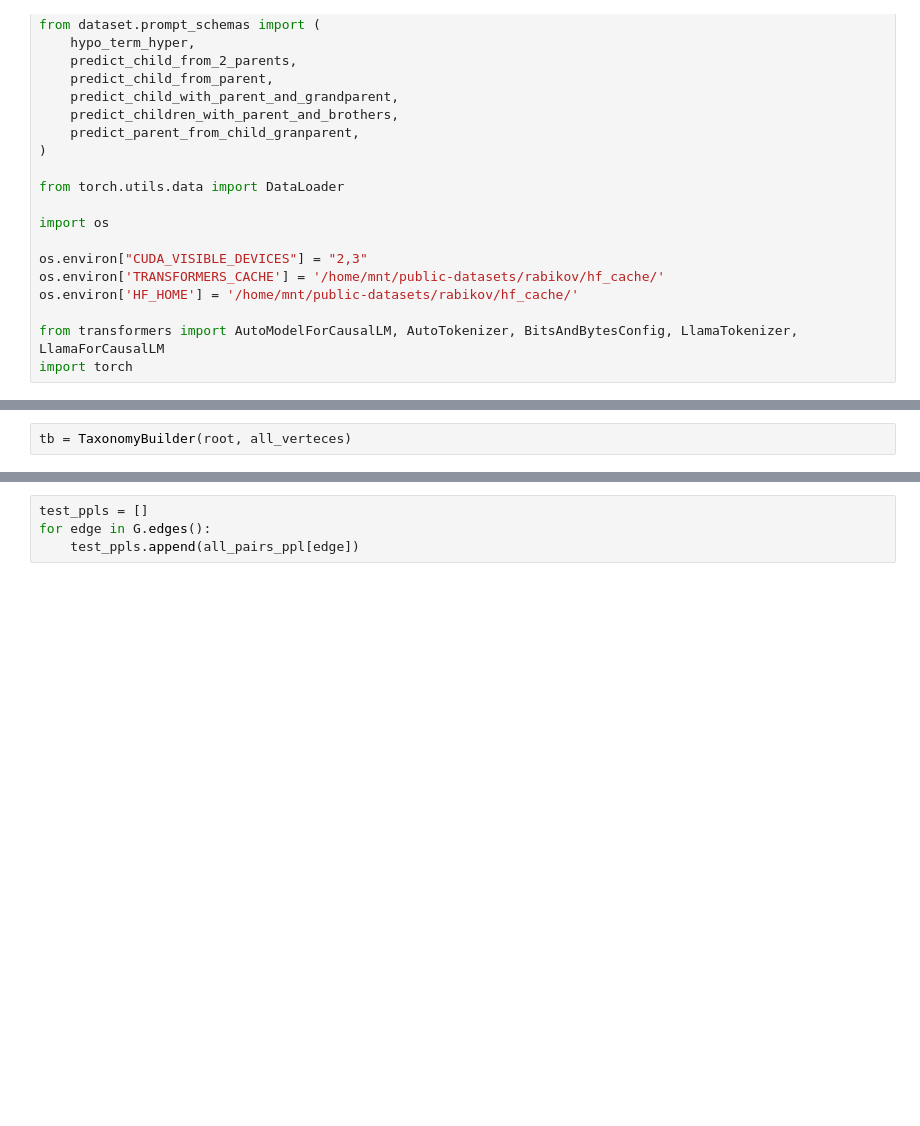
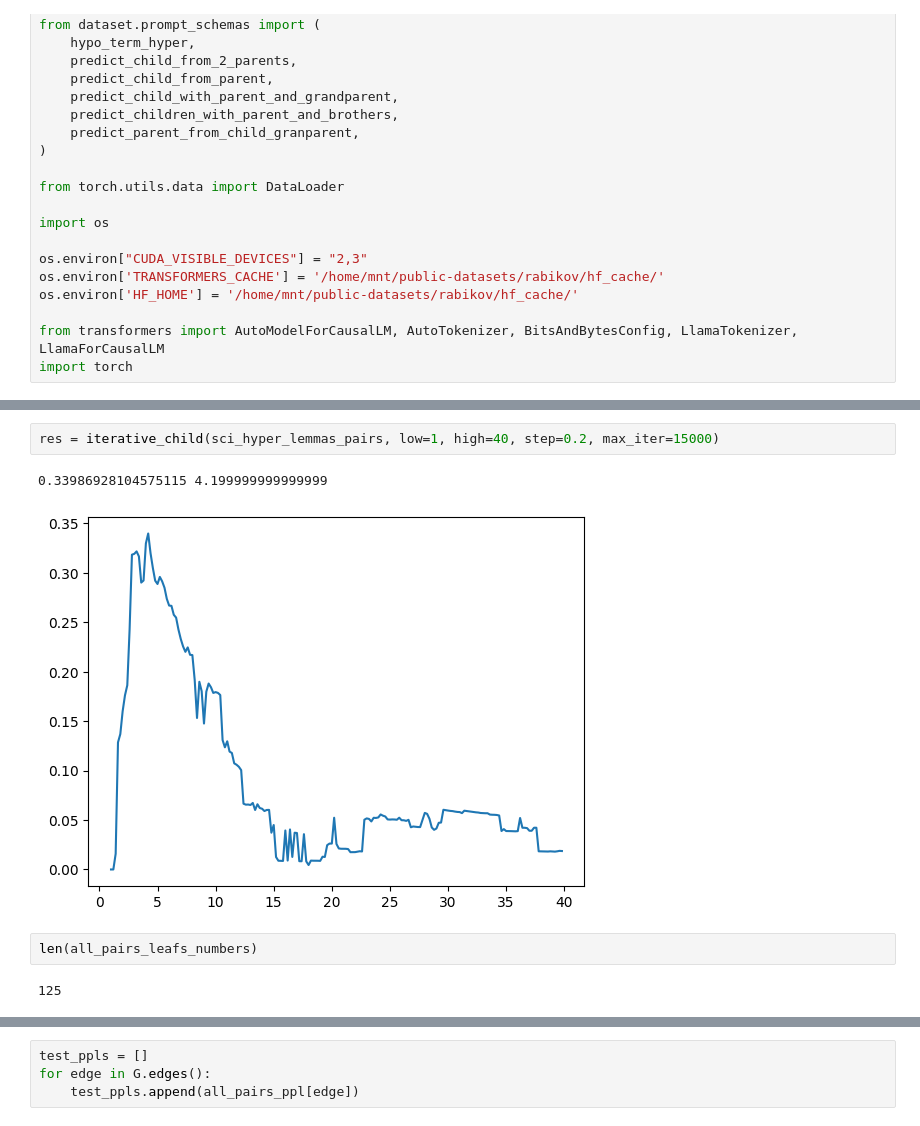
Before and after one commit to VityaVitalich/LLM_Taxonomy, a Jupyter notebook: TExEval-2_testdata_1.2/test.ipynb, the cells around one changed output, grey strips where cells are left out. Saved outputs shown, nothing was run; the diff lists cells and outputs as text; blank space fills up the shorter version.

```diff
--- a/TExEval-2_testdata_1.2/test.ipynb
+++ b/TExEval-2_testdata_1.2/test.ipynb
@@ -224,2 +219,0 @@ all_verteces.remove(root)
-# %%
-tb = TaxonomyBuilder(root, all_verteces)
@@ -232 +265,10 @@ tb.build_taxonomy('ppl_thr_collector', ppl_pairs = all_pairs_ppl, thr = 7)
+# %%
+res = iterative_child(sci_hyper_lemmas_pairs, low=1, high=40, step=0.2, max_iter=15000)
+# %% [output]
+0.33986928104575115 4.199999999999999
+[figure, added]
+# %%
+len(all_pairs_leafs_numbers)
+# %% [output]
+125
 # %%
```
Also changed, not shown: parts of 25 cells of this notebook, 8 other files.
